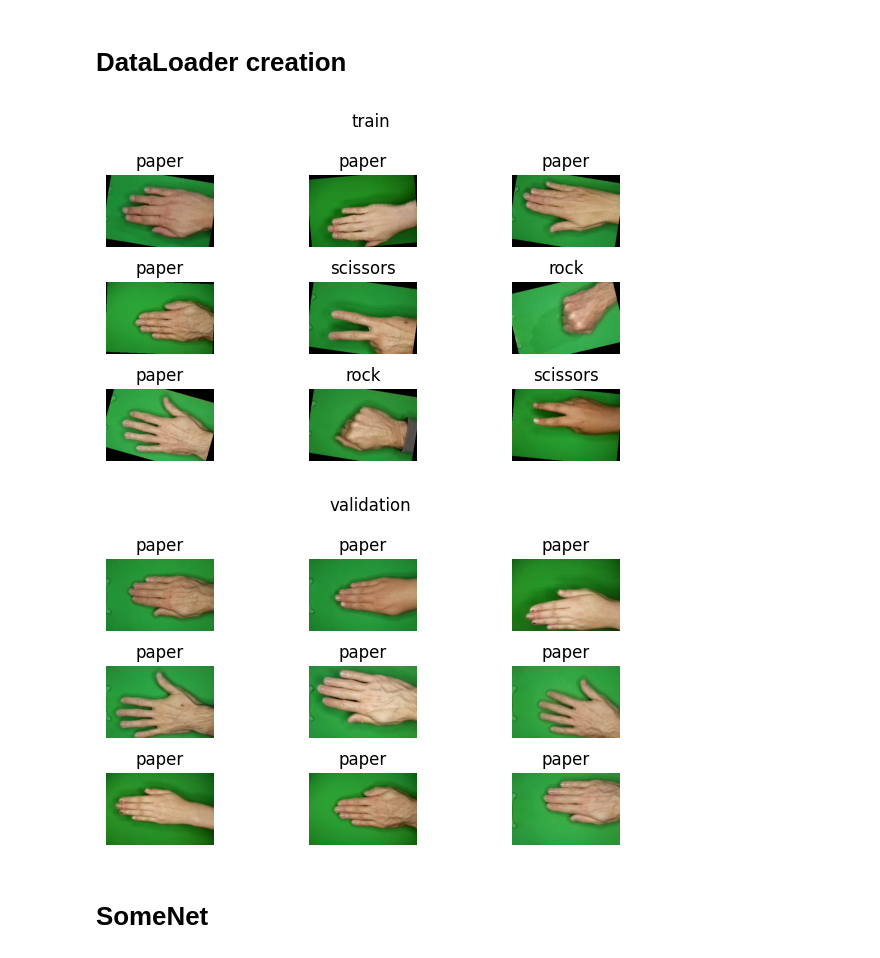
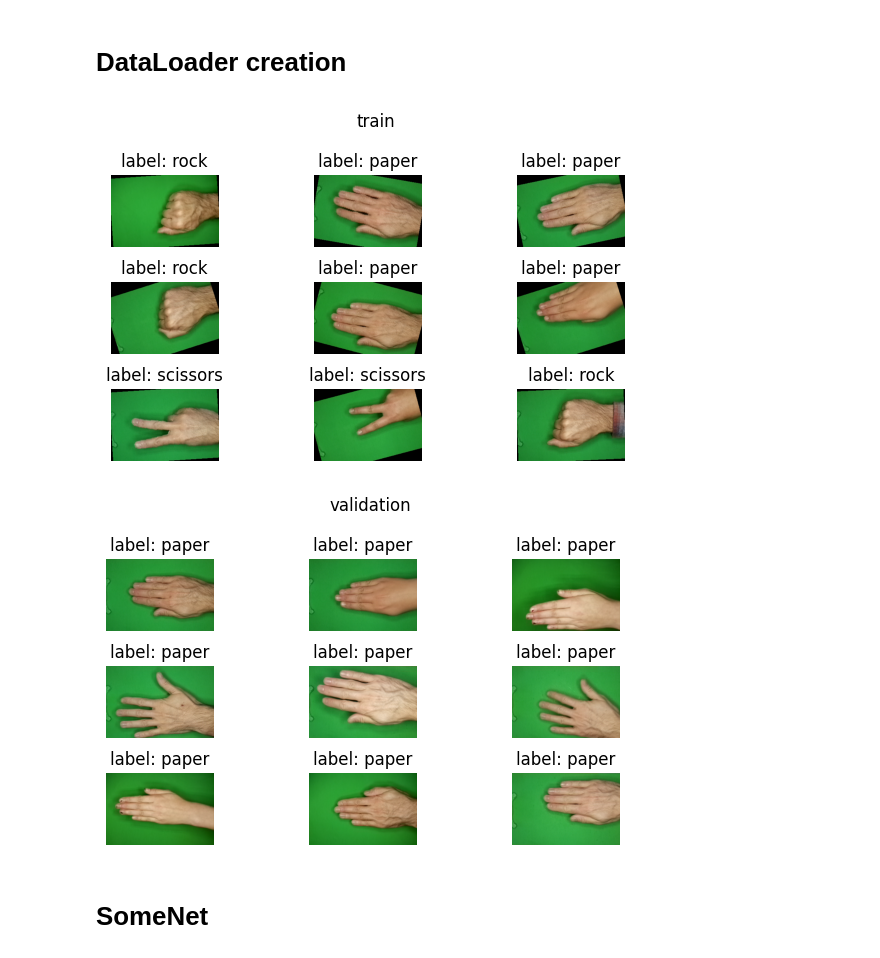
Before and after one commit to prometheus404/sm4ml_proj, a Jupyter notebook: rockpaperscissors.ipynb, the cells around one changed output. Saved outputs shown, nothing was run; the diff lists cells and outputs as text; code cells hidden in the pictures.

```diff
--- a/rockpaperscissors.ipynb
+++ b/rockpaperscissors.ipynb
@@ -124,37 +126,28 @@ val_dl = DataLoader(val_dataset, batch_size=batch_size)
 
 classes = train_dataset.classes
 # %%
-#batch_size = 9
-
-#dataset = datasets.ImageFolder(root=path)
-#train_size = int(0.8 * len(dataset))
-#val_size = len(dataset) - train_size
-#train_dataset, val_dataset = torch.utils.data.random_split(dataset, [train_size, val_size])
-#train_dataset.dataset.transform = train_transform
-#val_dataset.dataset.transform = val_transform
-#train_dl = DataLoader(train_dataset, batch_size=batch_size, shuffle=True)
-#val_dl = DataLoader(val_dataset, batch_size=batch_size)
-
-def show_batch(dl, title=None):
-    img, lbl = next(iter(dl))
-    col = math.floor(math.sqrt(len(img)))
+def show_batch(x, y, yh=None, title=None):
+    col = math.floor(math.sqrt(len(x)))
     row = col+1
-    for i in range(len(img)):
+    for i in range(len(x)):
         ax = plt.subplot(row,col,i+1)
         plt.tight_layout()
-        ax.set_title(classes[lbl[i]])
+        subtitle = 'label: ' + classes[int(y[i])]
+        if (yh is not None):
+            subtitle += '\nprediction: ' + classes[int(np.argmax(yh[i]))]
+        ax.set_title(subtitle)
         ax.axis('off')
-        plt.imshow(img[i].permute(1,2,0))
+        plt.imshow(x[i].permute(1,2,0))
     if (title):
         plt.subplots_adjust(top=0.85)
         plt.suptitle(title)
     plt.show()
 
-show_batch(train_dl, 'train')
-show_batch(val_dl, 'validation')
+show_batch(*next(iter(train_dl)), title='train')
+show_batch(*next(iter(val_dl)), title='validation')
 # %% [output]
-[figure, old version]
+[figure, new version]
-[figure, old version]
+[figure, new version]
 # %% [markdown]
 # SomeNet
 # %%
```
Also changed, not shown: parts of 8 cells of this notebook.
